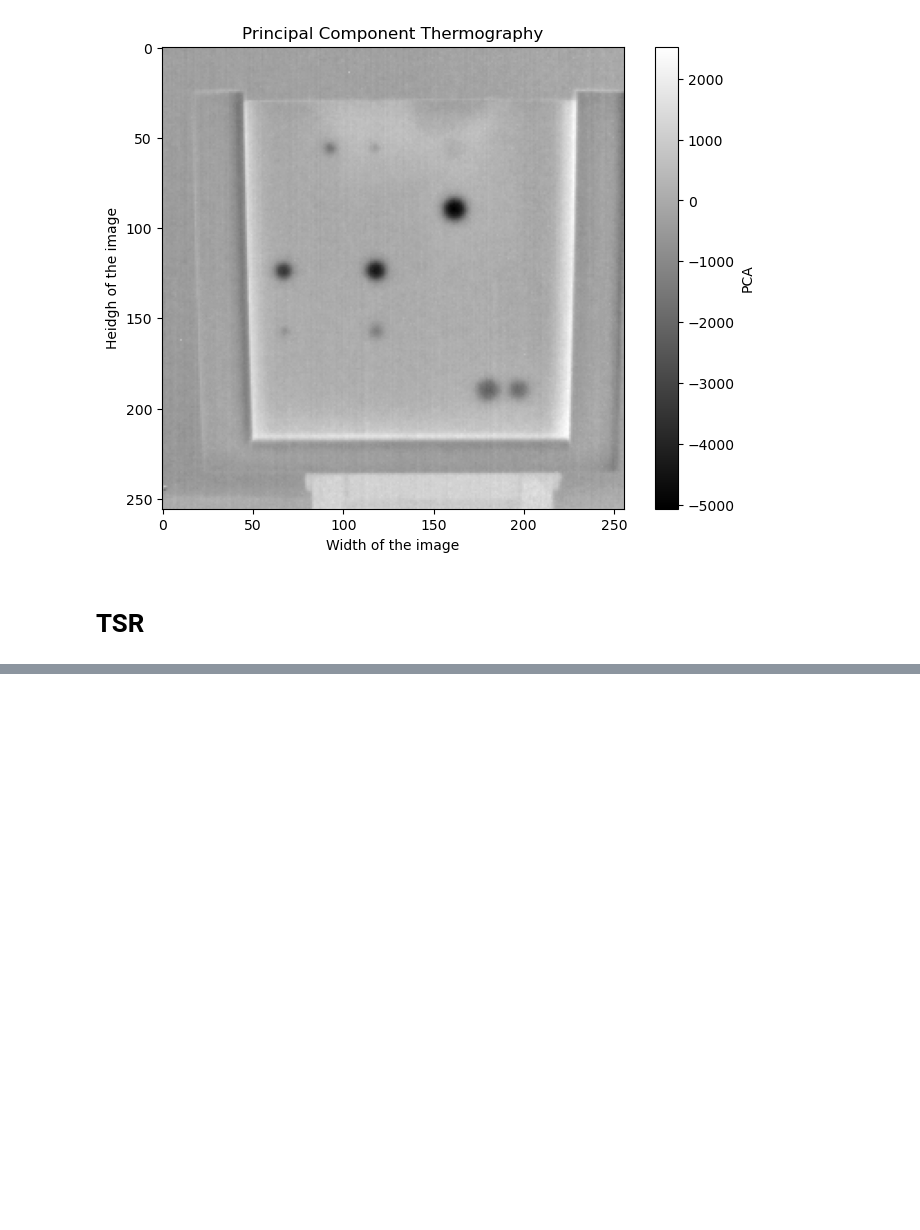
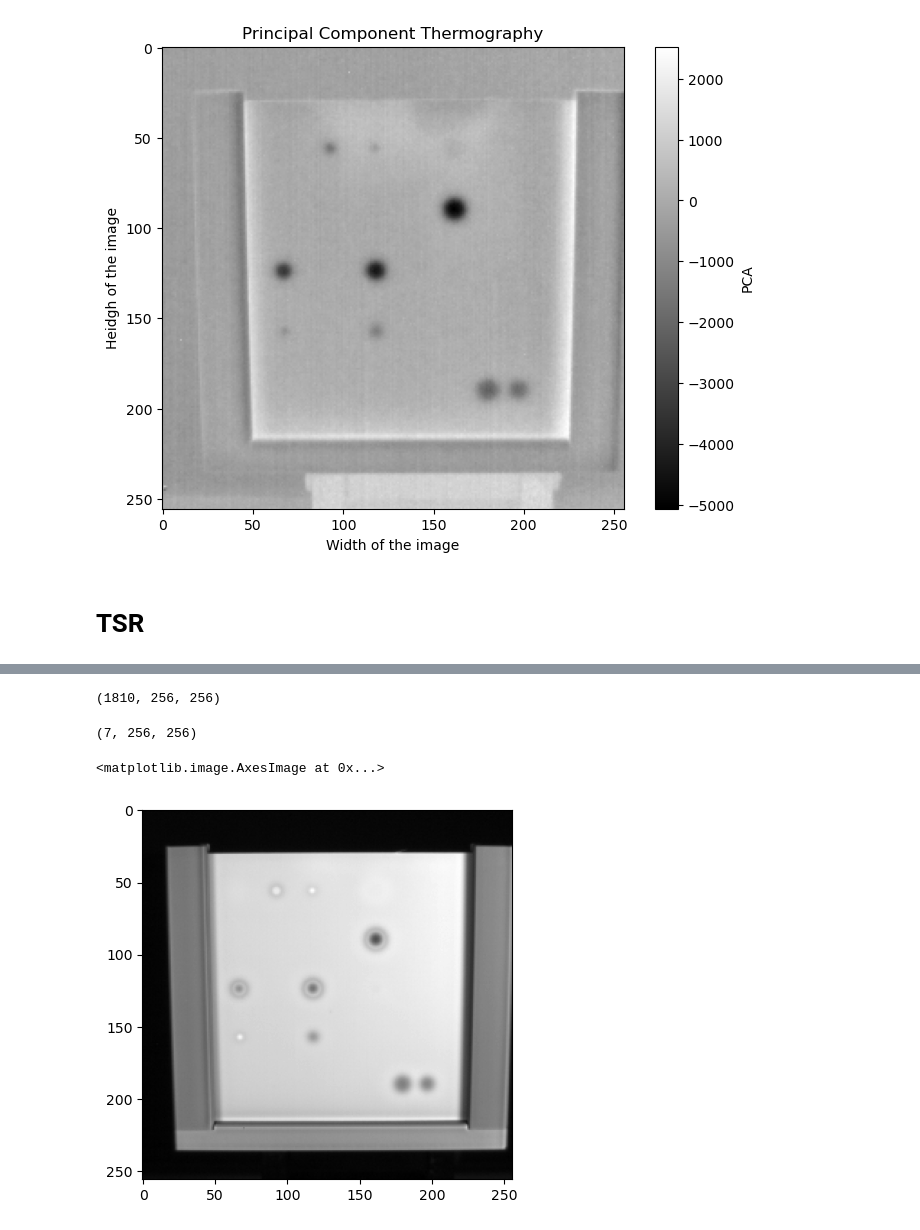
Before and after one commit to konrad-jaworski/Thermal_camera_KAUST, a Jupyter notebook: Neutral_set_testing.ipynb, the cells around one changed output, grey strips where cells are left out. Drawn from its saved outputs; the diff is of its cells as text; code cells hidden in the pictures; blank space fills up the shorter version.

```diff
--- a/Neutral_set_testing.ipynb
+++ b/Neutral_set_testing.ipynb
@@ -117,0 +138,26 @@ Text(0, 0.5, 'Heidgh of the image')
+# %%
+def TSR(data,polynomial_order):
+    x=np.linspace(1,data.shape[0],data.shape[0])
+    x_log=np.log(x)
+
+    coefficient_matrix=np.zeros(((polynomial_order+1,data.shape[1],data.shape[2])))
+    for i in range(data.shape[1]):
+        for j in range(data.shape[2]):
+            coefficient_matrix[:,i,j]=np.polyfit(x_log,np.log(data[:,i,j]),polynomial_order)
+
+    return coefficient_matrix
+# %%
+Experimental_data=TSR(thermography_data,polynomial_order=6)
+# %%
+thermography_data.shape
+# %% [output]
+(1810, 256, 256)
+# %%
+Experimental_data.shape
+# %% [output]
+(7, 256, 256)
+# %%
+plt.imshow(Experimental_data[2],cmap='gray')
+# %% [output]
+<matplotlib.image.AxesImage at 0x...>
+[figure, added]
```
Also changed, not shown: parts of 61 cells of this notebook, 3 other files.
